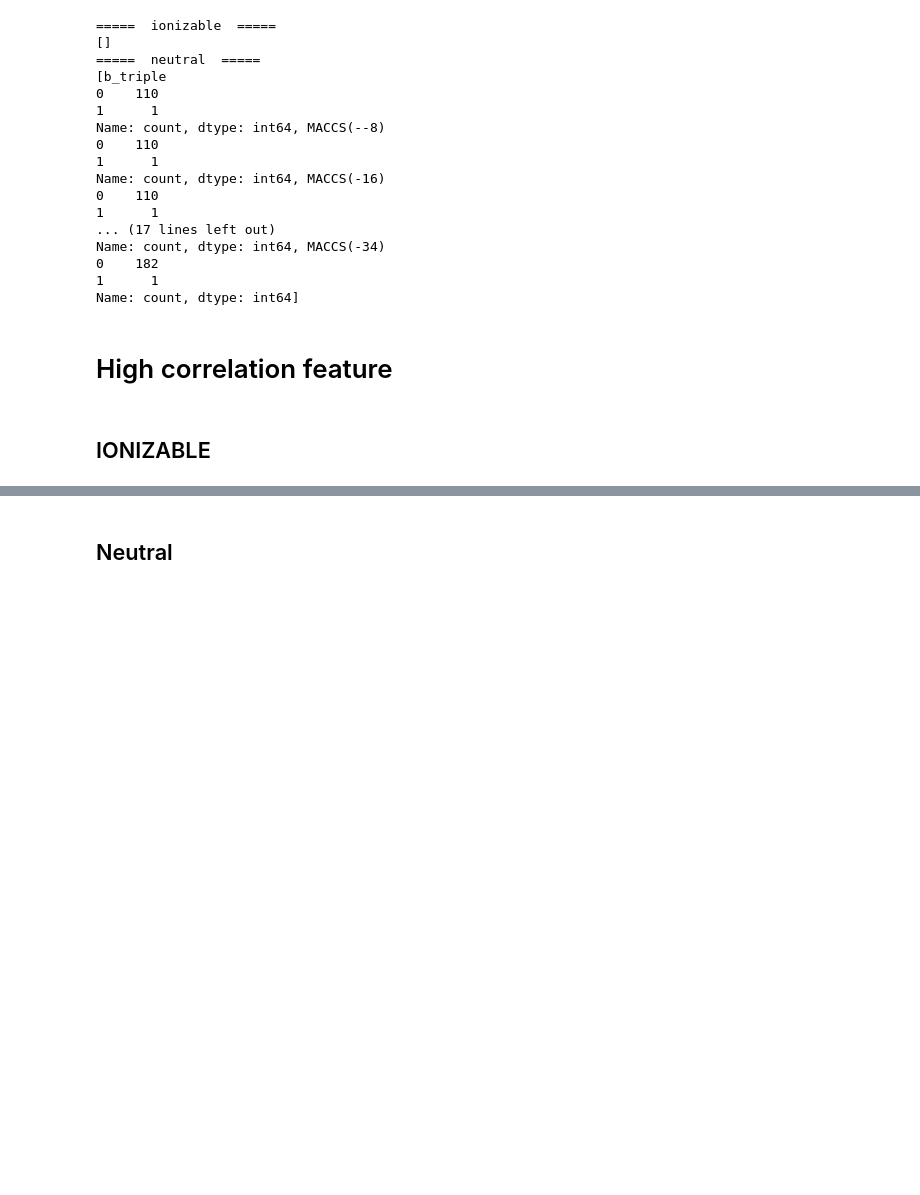
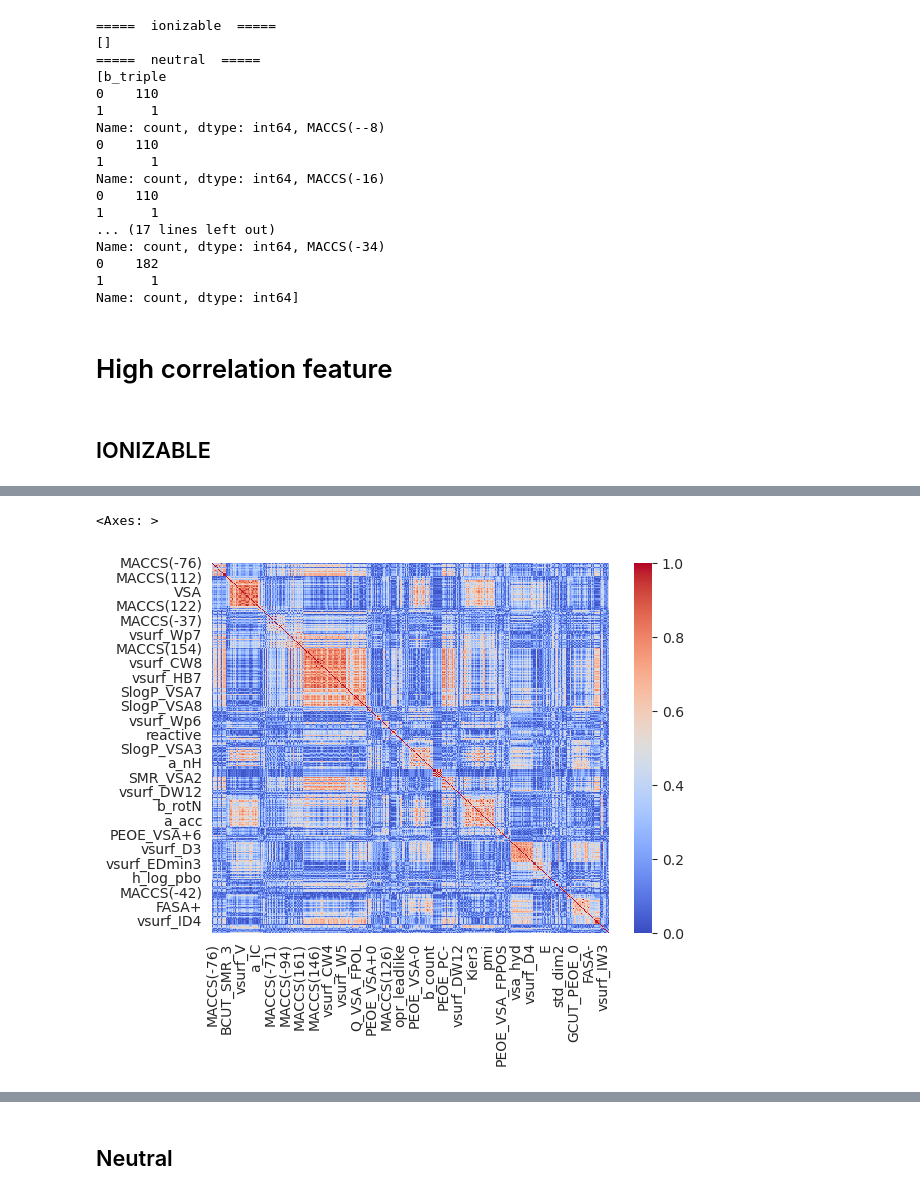
Before and after one commit to tahiri-lab/QSAR, a Jupyter notebook: code/preprocessing/feature_selection.ipynb, the cells around one changed output, grey strips where cells are left out. Saved outputs shown, nothing was run; the diff lists cells and outputs as text; code cells hidden in the pictures; blank space fills up the shorter version.

Commit message:
feature/issue-2/feature-selection added some ways to clusterise and display corr features

```diff
--- a/code/preprocessing/feature_selection.ipynb
+++ b/code/preprocessing/feature_selection.ipynb
@@ -182,0 +232,34 @@ df_ionizable_correlation_removed = FS_ionizable.remove_highly_correlated(graph=T
+# %%
+# https://www.kaggle.com/code/sgalella/correlation-heatmaps-with-hierarchical-clustering
+
+from scipy.cluster.hierarchy import linkage, dendrogram, fcluster
+from scipy.spatial.distance import squareform
+
+df_io_corr = FS_ionizable.get_correlation()
+
+# Calculates the distance of all our features
+dissimalarity: pd.DataFrame = 1 - abs(df_io_corr)
+
+# Squareform: creates a vector distance matrix
+# linkage: performs hierarchically clustering
+Z = linkage(squareform(dissimalarity), "complete")
+
+# The higher the distance the fewer clusters will be formed
+threshold = 0.9
+# Forms flat clusters given by a linkage matrix
+labels = fcluster(Z, threshold, criterion="distance")
+
+
+# Keep the indices to sort the labels
+labels_order = np.argsort(labels)
+
+# Build a new dataframe with the sorted columns
+clustered = df_io_corr.iloc[:, labels_order]
+
+# Recreate a correlation matrix from the clustered distance matrix
+correlations = abs(clustered.corr("kendall"))
+
+sns.heatmap(round(correlations,2), cmap="coolwarm",  vmin=0, vmax=1)
+# %% [output]
+<Axes: >
+[figure, added]
```
Also changed, not shown: parts of 20 cells of this notebook.
